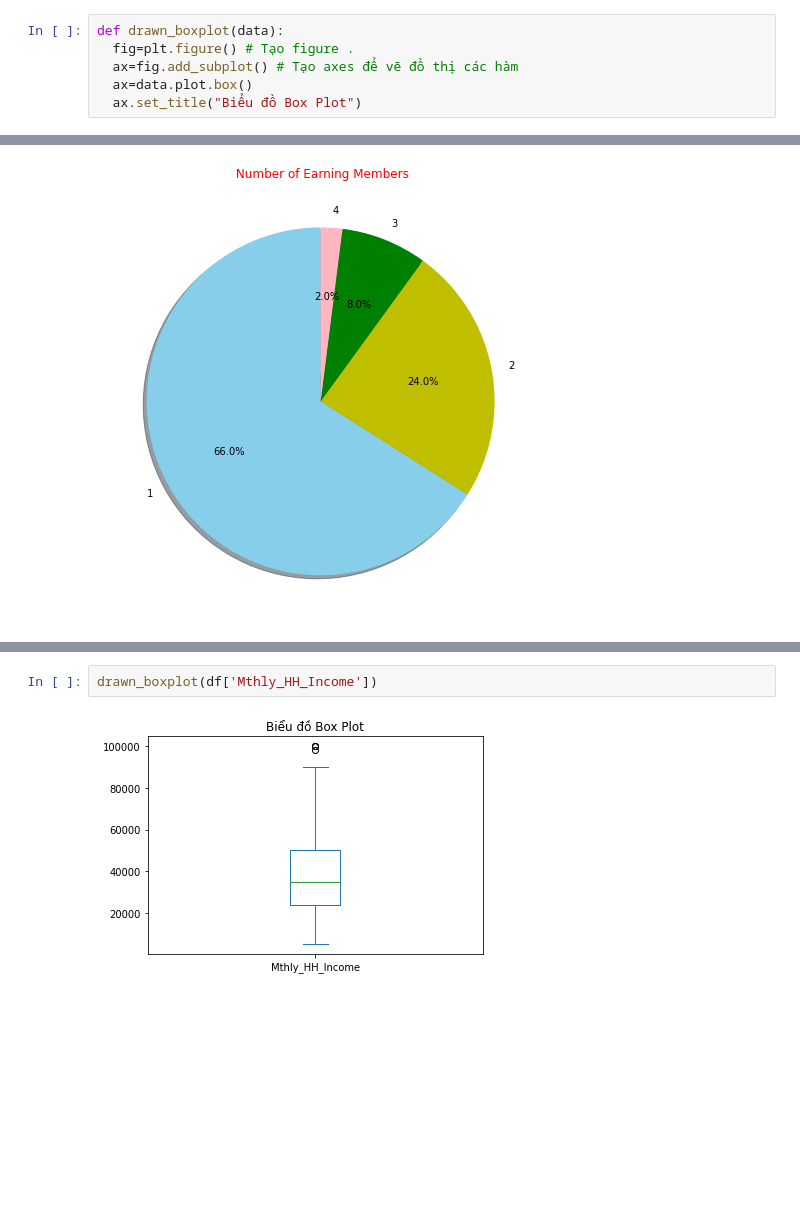
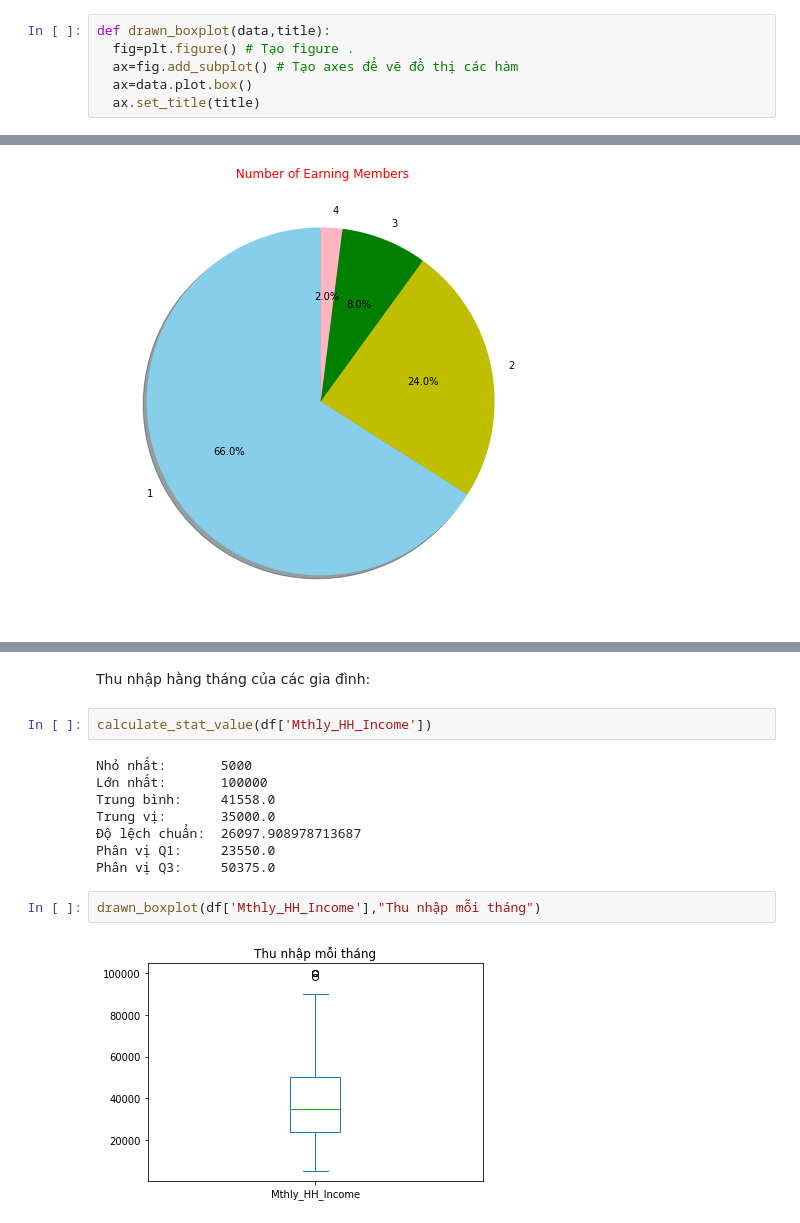
Before and after one commit to NguyenTanTan/B-i-t-p-python, a Jupyter notebook: Đồ_án_phân_tính_thống_kê_mô_tả.ipynb, the cells around one changed output, grey strips where cells are left out. Cells and saved outputs as stored; diff of their text form; blank space fills up the shorter version.

```diff
--- a/Đồ_án_phân_tính_thống_kê_mô_tả.ipynb
+++ b/Đồ_án_phân_tính_thống_kê_mô_tả.ipynb
@@ -55,9 +97,9 @@ Index(['Mthly_HH_Income', 'Mthly_HH_Expense', 'No_of_Fly_Members',
 # %%
-def drawn_boxplot(data):
+def drawn_boxplot(data,title):
   fig=plt.figure() # Tạo figure .
   ax=fig.add_subplot() # Tạo axes để vẽ đồ thị các hàm
   ax=data.plot.box()
-  ax.set_title("Biểu đồ Box Plot")
+  ax.set_title(title)
 # %%
 def drawn_relation (data,name_col_1,name_col_2): # name_col_1:  quantitative data , name_col_2: qualitative data
   a=data.groupby(name_col_1)[name_col_2].mean()
@@ -107,4 +172,16 @@ plt.show()
+# %% [markdown]
+Thu nhập hằng tháng của các gia đình:
 # %%
-drawn_boxplot(df['Mthly_HH_Income'])
+calculate_stat_value(df['Mthly_HH_Income'])
 # %% [output]
-[figure, removed]
+Nhỏ nhất:       5000
+Lớn nhất:       100000
+Trung bình:     41558.0
+Trung vị:       35000.0
+Độ lệch chuẩn:  26097.908978713687
+Phân vị Q1:     23550.0
+Phân vị Q3:     50375.0
+# %%
+drawn_boxplot(df['Mthly_HH_Income'],"Thu nhập mỗi tháng")
+# %% [output]
+[figure, added]
```
Also changed, not shown: parts of 36 cells of this notebook.
